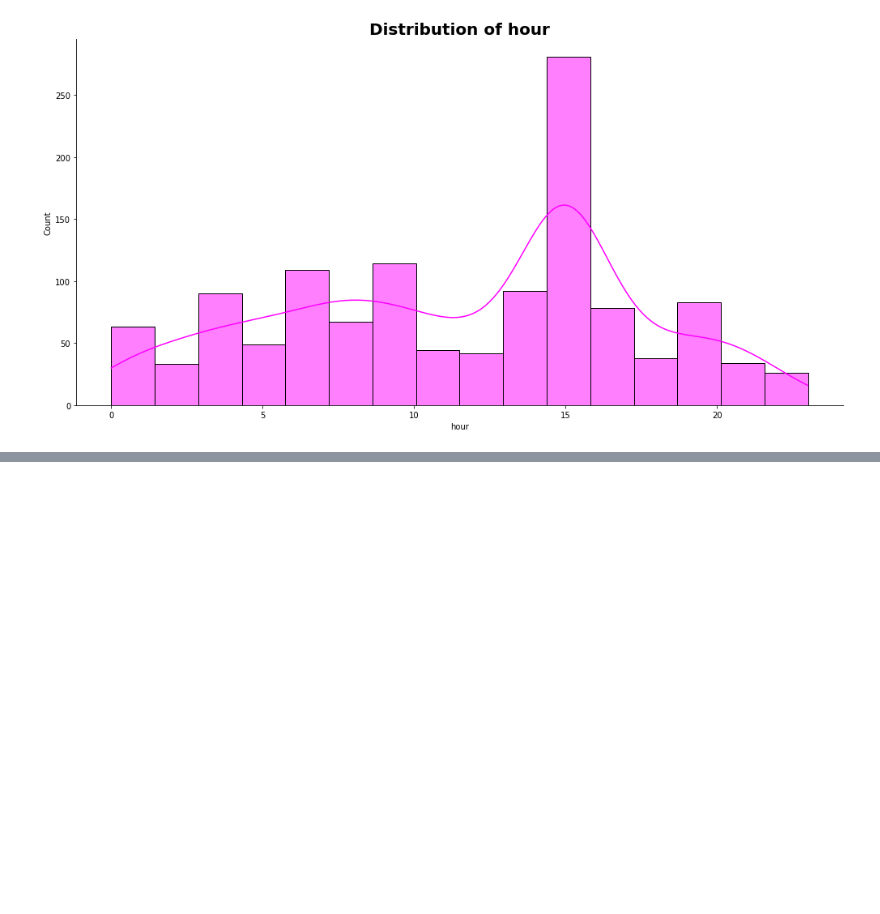
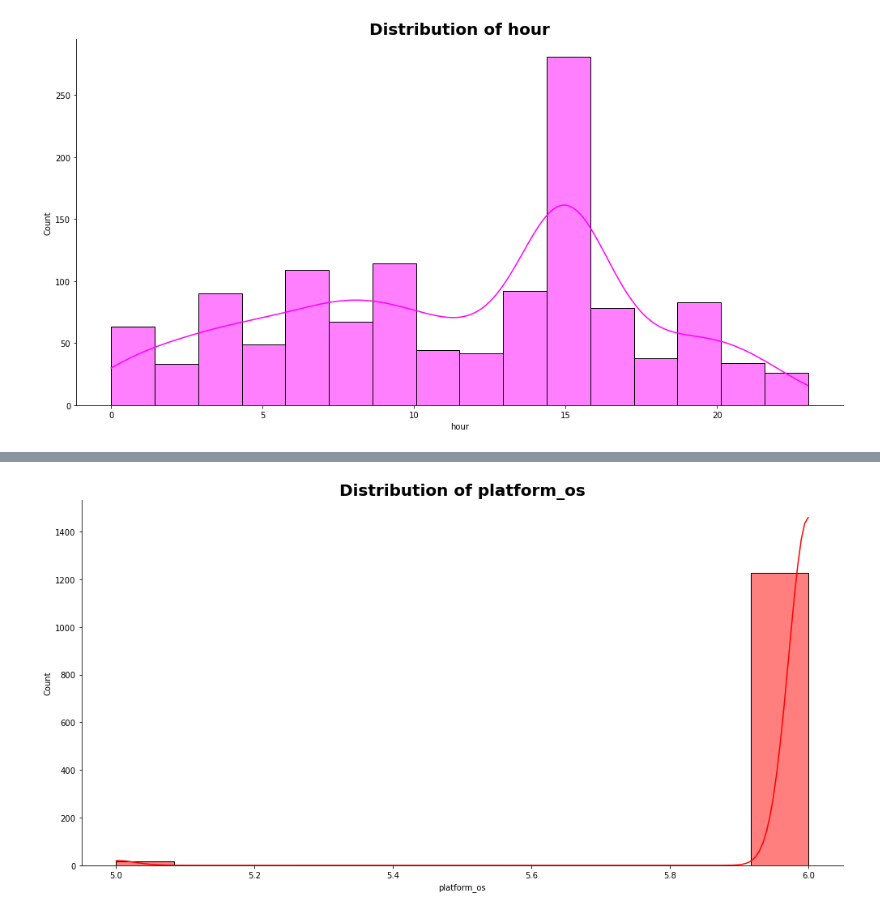
Before and after one commit to toussyn/abtest-mlops, a Jupyter notebook: notebooks/exploratory_data_analysis.ipynb, the cells around one changed output, grey strips where cells are left out. Saved outputs shown, nothing was run; the diff lists cells and outputs as text; code cells hidden in the pictures; blank space fills up the shorter version.

```diff
--- a/notebooks/exploratory_data_analysis.ipynb
+++ b/notebooks/exploratory_data_analysis.ipynb
@@ -260,0 +315,4 @@ fig = visualization.plot_hist(response,'hour','magenta')
+# %%
+fig = visualization.plot_hist(response,'platform_os','red')
+# %% [output]
+[figure, added]
```
Also changed, not shown: parts of 10 cells of this notebook.
